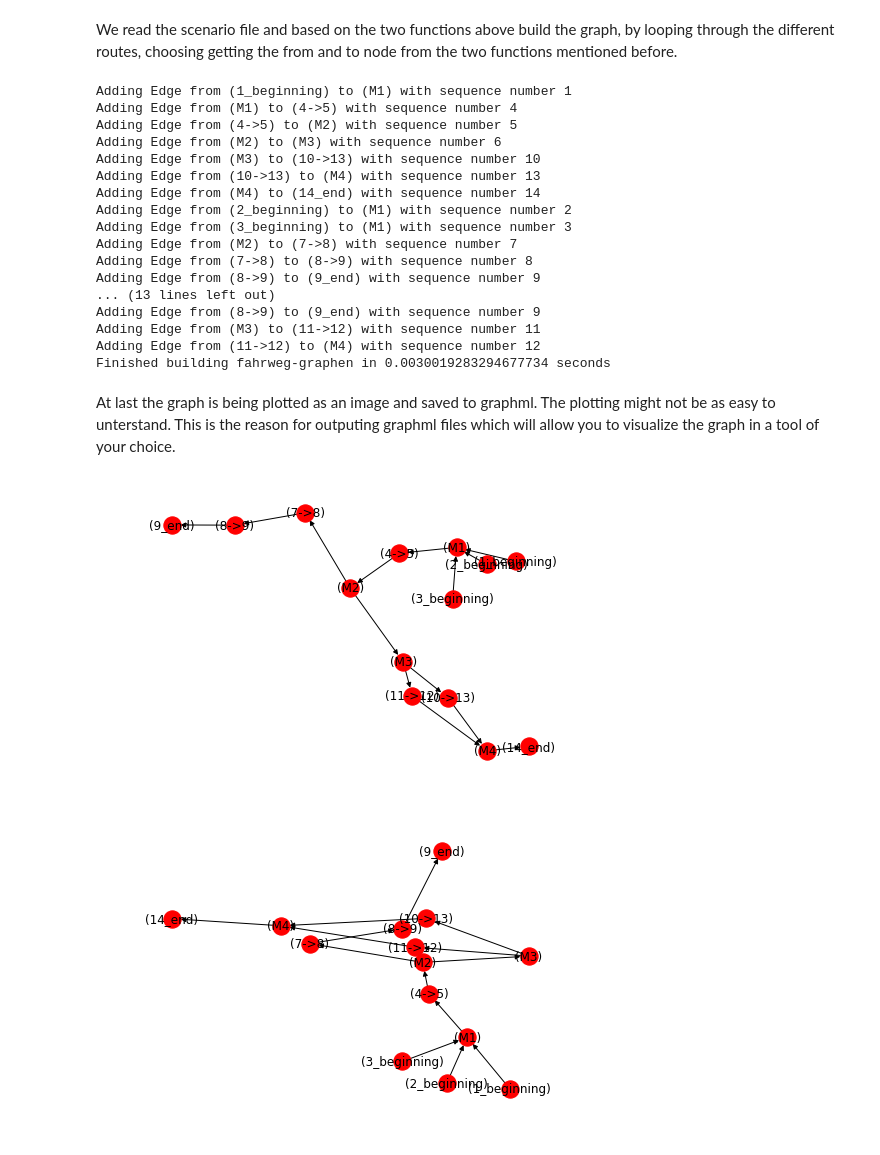
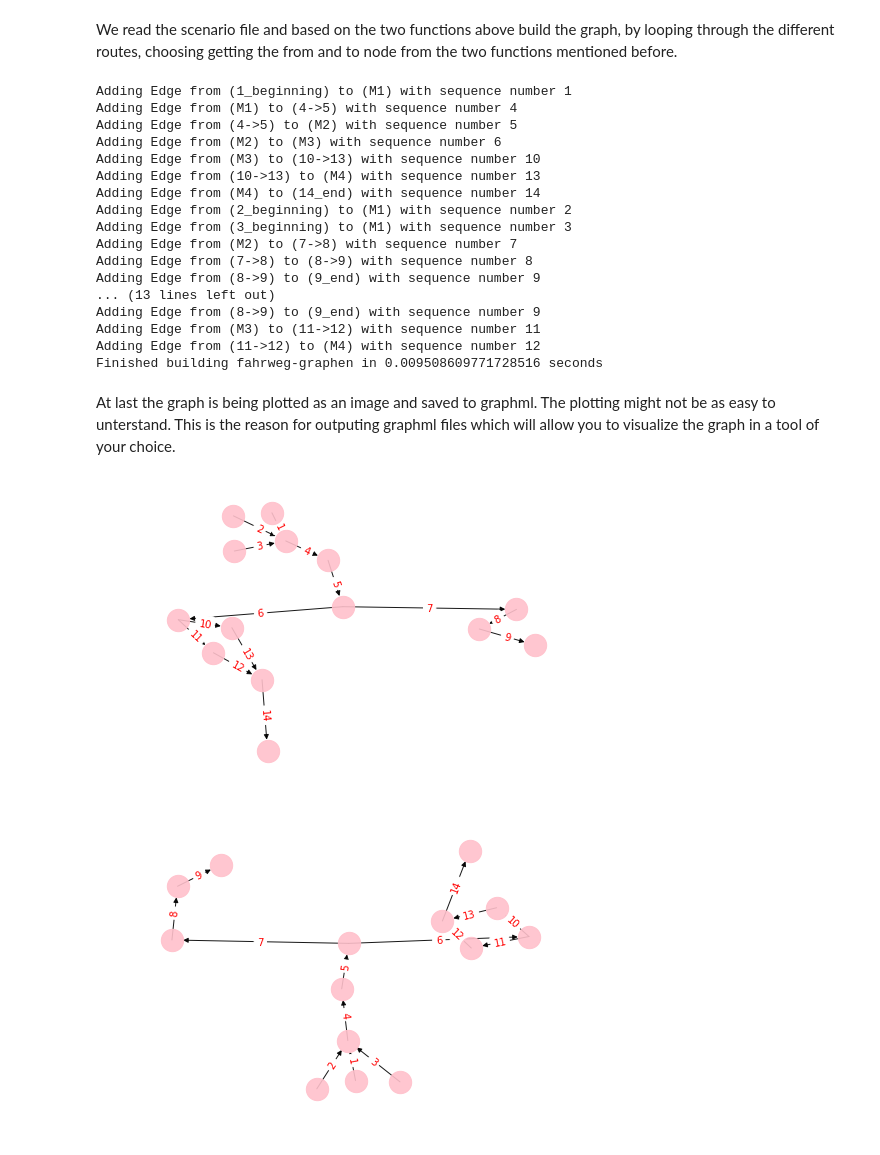
Before and after one commit to crowdAI/train-schedule-optimisation-challenge-starter-kit, a Jupyter notebook: utils/route_graph.ipynb, the cells around one changed output. Drawn from its saved outputs; the diff is of its cells as text; code cells hidden in the pictures.

Commit message:
Improve representation of graph by adding sequence_number to the edges.

```diff
--- a/utils/route_graph.ipynb
+++ b/utils/route_graph.ipynb
@@ -70,11 +70,12 @@ for route in scenario["routes"]:
     # add edges with data contained in the preprocessed graph
     for path in route["route_paths"]:
         for (i, route_section) in enumerate(path["route_sections"]):
-            print("Adding Edge from {} to {} with sequence number {}".format(from_node_id(path, route_section, i), to_node_id(path, route_section, i), route_section['sequence_number']))
+            sn = route_section['sequence_number']
+            print("Adding Edge from {} to {} with sequence number {}".format(from_node_id(path, route_section, i), to_node_id(path, route_section, i), sn))
 
             G.add_edge(from_node_id(path, route_section, i),
                        to_node_id(path, route_section, i),
-                       abschnittsfolge_id=path["id"])
+                       sequence_number=sn)
 
     route_graphs[route["id"]] = G
 
@@ -96,19 +97,26 @@ Adding Edge from (8->9) to (9_end) with sequence number 9
 Adding Edge from (8->9) to (9_end) with sequence number 9
 Adding Edge from (M3) to (11->12) with sequence number 11
 Adding Edge from (11->12) to (M4) with sequence number 12
-Finished building fahrweg-graphen in 0.0030019283294677734 seconds
+Finished building fahrweg-graphen in 0.009508609771728516 seconds
 # %% [markdown]
 At last the graph is being plotted as an image and saved to graphml. The plotting might not be as easy to unterstand. This is the reason for outputing graphml files which will allow you to visualize the graph in a tool of your choice.
 # %%
 for k, route_graph in route_graphs.items():
     for node in route_graph.nodes():
         route_graph.node[node]['label'] = node
 
+    edge_labels = {}
+    for node1, node2, data in route_graph.edges(data=True):
+        edge_labels[(node1, node2)] = data['sequence_number']
+
+    for edge in route_graph.edges():
+        route_graph.edges[edge]['label'] = edge_labels[edge]
+
     pos = nx.spring_layout(route_graph)
-    nx.draw(route_graph, pos=pos)
-    nx.draw_networkx_labels(route_graph, pos=pos)
+    nx.draw(route_graph, pos, edge_color='black', width=1, linewidths=1, node_size=500, node_color='pink', alpha=0.9)
+    nx.draw_networkx_edge_labels(route_graph,pos,edge_labels=edge_labels,font_color='red')
+    nx.write_graphml(route_graph, "graph-"+str(k)+".graphml")
     plt.show()
-    nx.write_graphml(route_graph, "graph-"+str(k)+".graphml")
 # %% [output]
-[figure, old version]
+[figure, new version]
-[figure, old version]
+[figure, new version]
```
Also changed, not shown: parts of 1 cell of this notebook, 2 other files.
